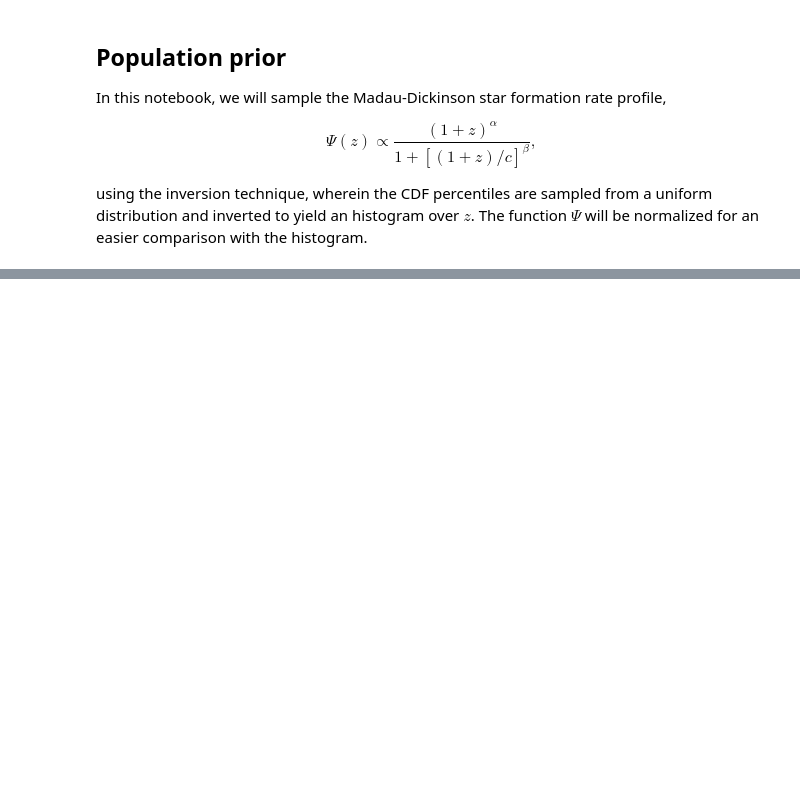
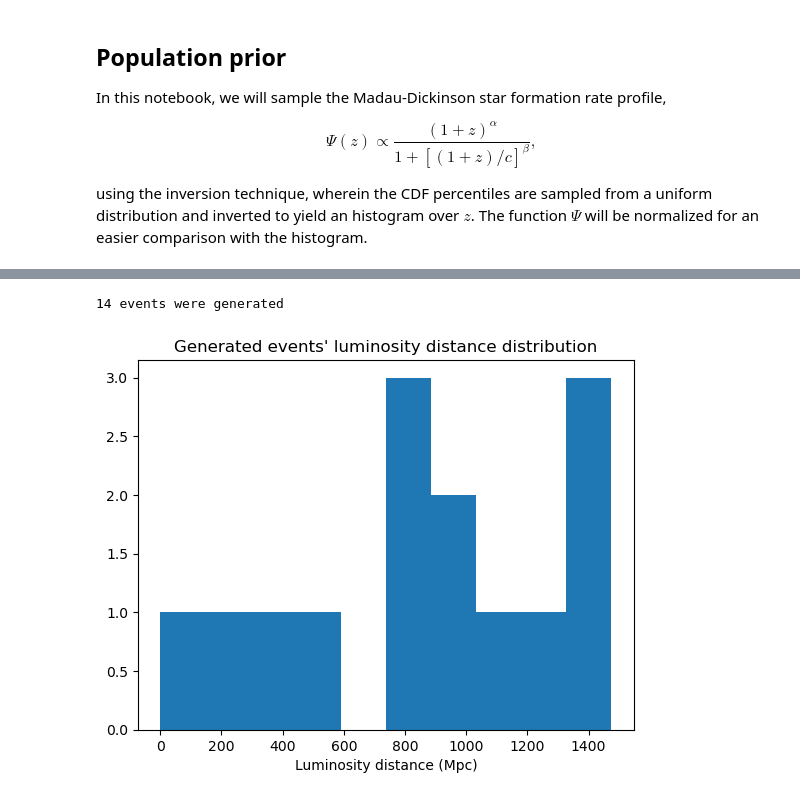
Before and after one commit to binado/standard-sirens, a Jupyter notebook: src/population_prior.ipynb, the cells around one changed output, grey strips where cells are left out. Drawn from its saved outputs; the diff is of its cells as text; code cells hidden in the pictures; blank space fills up the shorter version.

```diff
--- a/src/population_prior.ipynb
+++ b/src/population_prior.ipynb
@@ -29,0 +41,22 @@ plt.show()
+# %%
+fiducial_H0 = 70
+sigma_dl = 0.1
+prior = UniformPrior(prior_min=np.array([20, -10.0, 0.0, 1.0]), prior_max=np.array([140, 10.0, 10.0, 10.0]))
+inference = DrawnGWMergerRatePriorInference(
+        z,
+        prior,
+        fiducial_H0=fiducial_H0,
+        sigma_dl=sigma_dl,
+        low_redshift=False,
+    )
+cosmology = inference.fiducial_cosmology
+# %%
+events = EventGenerator(fiducial_H0).from_redshifts(cosmology, samples, sigma_dl)
+print(f"{len(events)} events were generated")
+plt.hist(events)
+plt.title("Generated events' luminosity distance distribution")
+plt.xlabel('Luminosity distance (Mpc)')
+plt.show()
+# %% [output]
+14 events were generated
+[figure, added]
```
Also changed, not shown: parts of 5 cells of this notebook, 3 other files.
